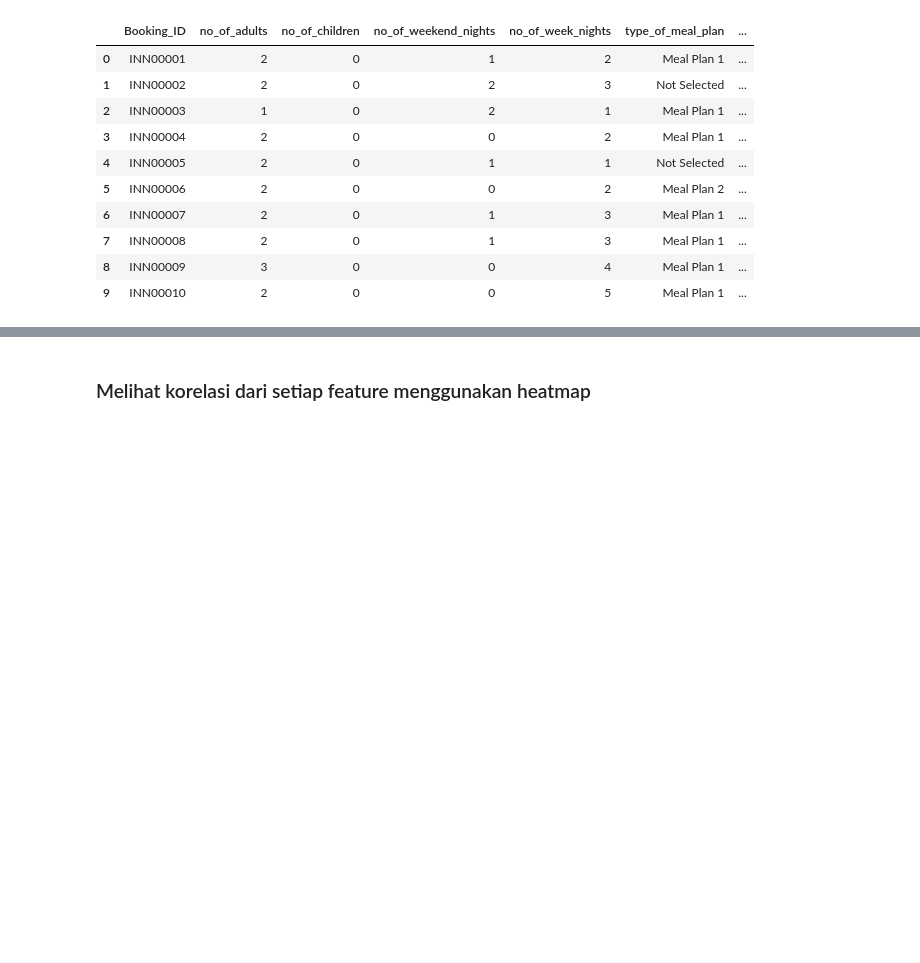
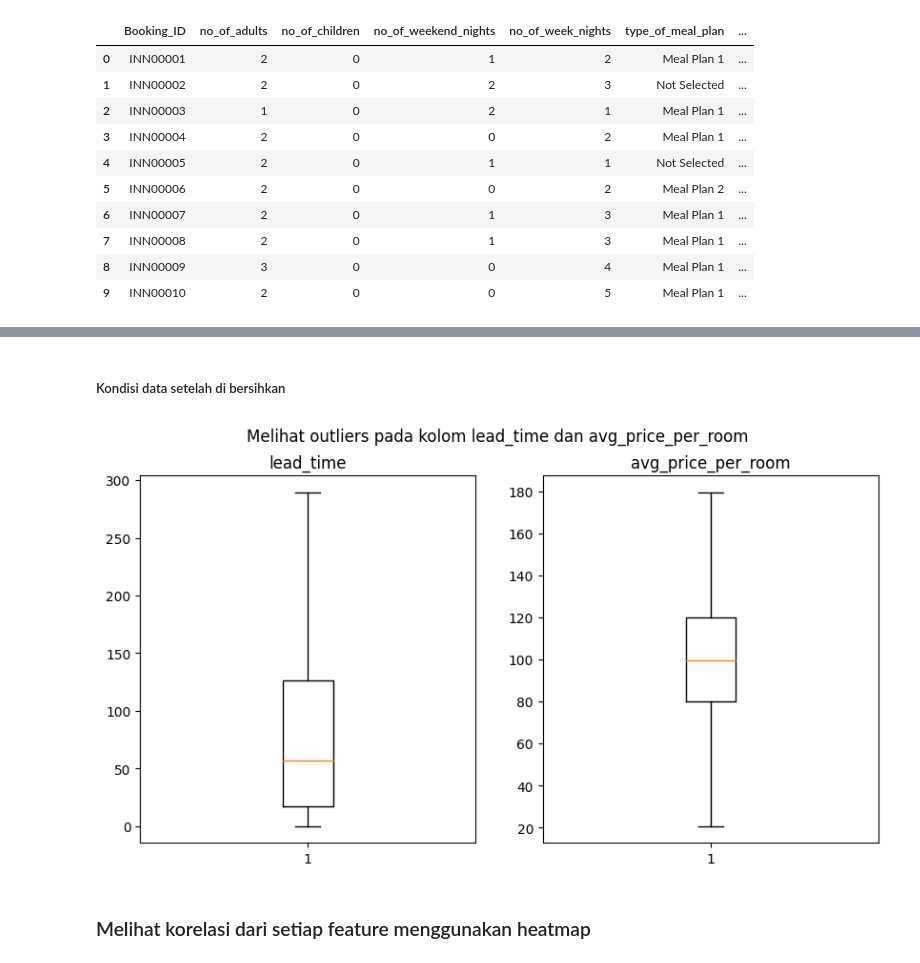
Before and after one commit to nabilsaragih/Praktikum_KB, a Jupyter notebook: Posttest_KB_5/hotelReservations.ipynb, the cells around one changed output, grey strips where cells are left out. Drawn from its saved outputs; the diff is of its cells as text; code cells hidden in the pictures; blank space fills up the shorter version.

```diff
--- a/Posttest_KB_5/hotelReservations.ipynb
+++ b/Posttest_KB_5/hotelReservations.ipynb
@@ -63,3 +91,17 @@ df.head(10)
+# %% [markdown]
+##### Kondisi data setelah di bersihkan
+# %%
+plt.figure(figsize=(10, 5))
+plt.subplot(1, 2, 1)
+plt.title('lead_time')
+plt.boxplot(df['lead_time'])
+plt.subplot(1, 2, 2)
+plt.title('avg_price_per_room')
+plt.boxplot(df['avg_price_per_room'])
+plt.suptitle('Melihat outliers pada kolom lead_time dan avg_price_per_room')
+plt.show()
+# %% [output]
+[figure, added]
 # %% [markdown]
 ### Melihat korelasi dari setiap feature menggunakan heatmap
 # %%
```
Also changed, not shown: parts of 14 cells of this notebook.
